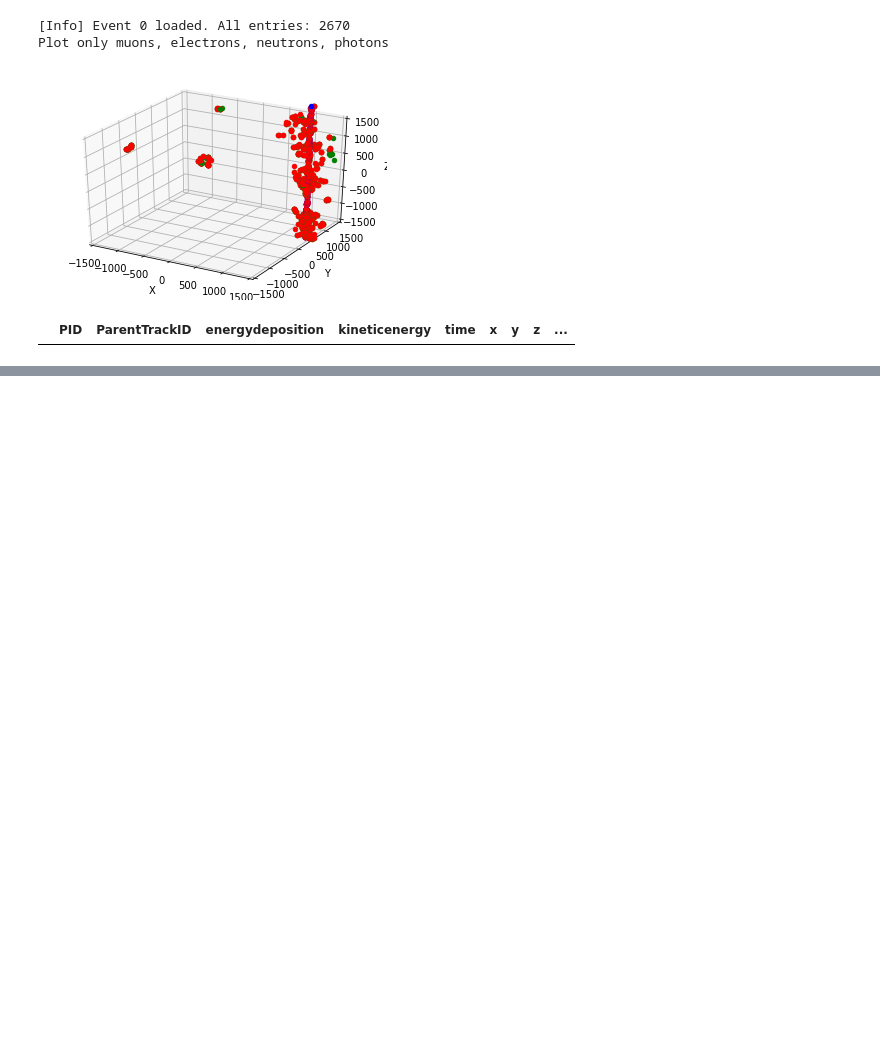
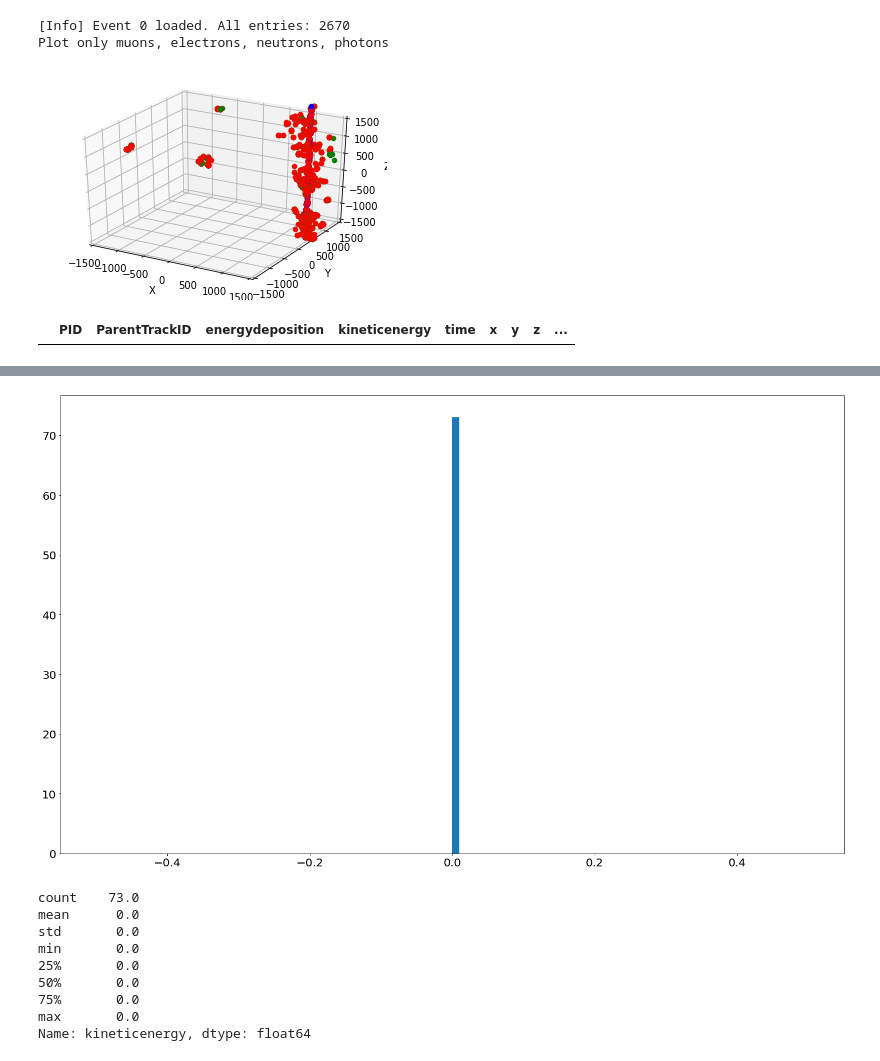
Before and after one commit to luigiberducci/ML4NP, a Jupyter notebook: Notebooks/looking_for_gammas_around_ar41_ncapture.ipynb, the cells around one changed output, grey strips where cells are left out. Cells and saved outputs as stored; diff of their text form; code cells hidden in the pictures; blank space fills up the shorter version.

```diff
--- a/Notebooks/looking_for_gammas_around_ar41_ncapture.ipynb
+++ b/Notebooks/looking_for_gammas_around_ar41_ncapture.ipynb
@@ -135,0 +168,18 @@ event0[event0.ParentTrackID==2114]
+# %%
+sum_ke = output14210300[~(output14210300.PID==22) & (output14210300.creatorprocess=="nCapture")].groupby("ParentTrackID").kineticenergy.sum()
+
+plt.hist(sum_ke, bins=100)
+plt.show()
+
+sum_ke.describe()
+# %% [output]
+[figure, added]
+count    73.0
+mean      0.0
+std       0.0
+min       0.0
+25%       0.0
+50%       0.0
+75%       0.0
+max       0.0
+Name: kineticenergy, dtype: float64
```
Also changed, not shown: parts of 4 cells of this notebook, 51 other files.
